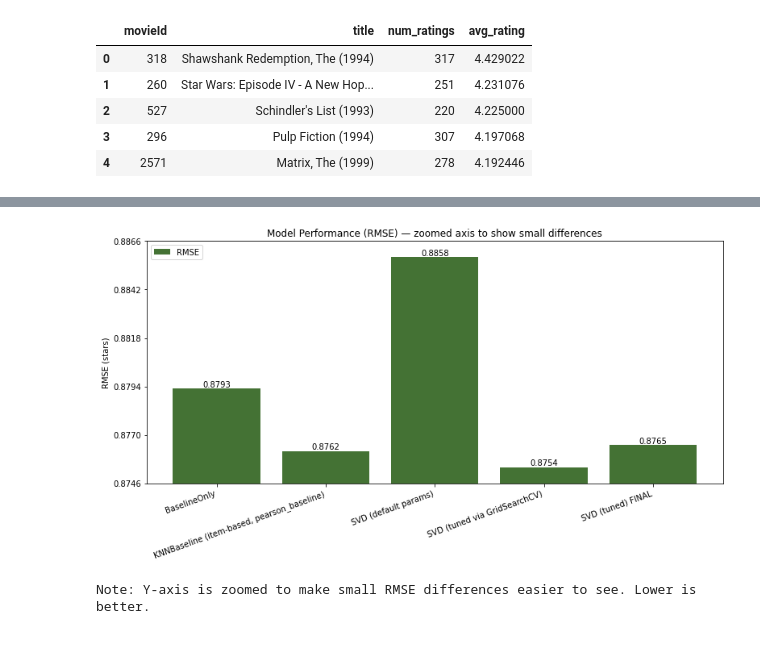
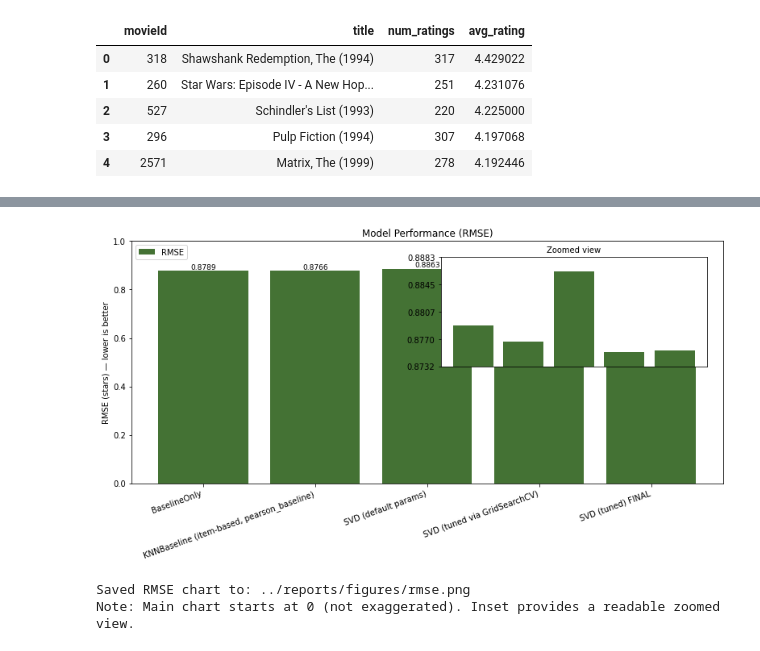
Before and after one commit to rahroy82/movielens-recommendation-system, a Jupyter notebook: RecommenderSystem_MovieLens.ipynb, the cells around one changed output, grey strips where cells are left out. Saved outputs shown, nothing was run; the diff lists cells and outputs as text; code cells hidden in the pictures.

```diff
--- a/RecommenderSystem_MovieLens_.ipynb
+++ b/RecommenderSystem_MovieLens.ipynb
@@ -41,12 +67,9 @@ I use the MovieLens “latest small” dataset (ml-latest-small) from GroupLens.
 # %%
-import pandas as pd
-import numpy as np
-import matplotlib.pyplot as plt
-
-ratings = pd.read_csv("data/ratings.csv")
-movies  = pd.read_csv("data/movies.csv")
-links   = pd.read_csv("data/links.csv")
-tags    = pd.read_csv("data/tags.csv")
+# Load MovieLens data files
+ratings = pd.read_csv(DATA_DIR / "ratings.csv")
+movies  = pd.read_csv(DATA_DIR / "movies.csv")
+links   = pd.read_csv(DATA_DIR / "links.csv")
+tags    = pd.read_csv(DATA_DIR / "tags.csv")
 
 ratings.head()
 # %% [output]
@@ -520,63 +568,69 @@ results_summary
 # %%
-import numpy as np
-import matplotlib.pyplot as plt
-import pandas as pd
+# RMSE chart (honest scale + optional zoomed inset)
+# Goal: show differences without exaggerating them.
 
-# --- Order of models exactly as your summary table ---
+from mpl_toolkits.axes_grid1.inset_locator import inset_axes
+
 order = [
     "BaselineOnly",
     "KNNBaseline (item-based, pearson_baseline)",
     "SVD (default params)",
     "SVD (tuned via GridSearchCV)",
     "SVD (tuned) FINAL"
 ]
 
 plot_df = results_summary.copy()
 plot_df = plot_df[plot_df["Model"].isin(order)].copy()
 plot_df["Model"] = pd.Categorical(plot_df["Model"], categories=order, ordered=True)
 plot_df = plot_df.sort_values("Model")
 
 labels = plot_df["Model"].astype(str).tolist()
 rmse = plot_df["RMSE"].astype(float).values
-
 x = np.arange(len(labels))
 
-# ---- Zoomed range (but includes explicit bottom tick) ----
-rmse_min, rmse_max = rmse.min(), rmse.max()
-pad = 0.0008
-ymin = rmse_min - pad
-ymax = rmse_max + pad
-
+# Main plot: start at 0 (not exaggerated)
 fig, ax = plt.subplots(figsize=(11, 6))
-
 bars = ax.bar(x, rmse, label="RMSE", color="#447234")
 
-ax.set_title("Model Performance (RMSE) — zoomed axis to show small differences")
-ax.set_ylabel("RMSE (stars)")
+ax.set_title("Model Performance (RMSE)")
+ax.set_ylabel("RMSE (stars) — lower is better")
 ax.set_xticks(x)
 ax.set_xticklabels(labels, rotation=20, ha="right")
 
-# Set y-limits (zoomed)
-ax.set_ylim(ymin, ymax)
+ax.set_ylim(0, max(1.0, rmse.max() + 0.05))
 
-# Force y-axis ticks to include the bottom starting point number
-ticks = np.linspace(ymin, ymax, 6)  # 6 ticks including bottom + top
-ax.set_yticks(ticks)
-ax.set_yticklabels([f"{t:.4f}" for t in ticks])
-
-# Value labels on bars (4 decimals)
+# Value labels make small differences readable without zooming the main axis
 for b, v in zip(bars, rmse):
-    ax.text(b.get_x() + b.get_width()/2, v, f"{v:.4f}", ha="center", va="bottom")
+    ax.text(b.get_x() + b.get_width()/2, v, f"{v:.4f}", ha="center", va="bottom", fontsize=9)
 
 ax.legend(loc="upper left")
 
-plt.savefig('rmse.png', dpi=300, bbox_inches='tight')
+# Inset zoom (secondary view): shows small differences with a tight range
+axins = inset_axes(ax, width="45%", height="45%", loc="upper right", borderpad=2)
+
+zoom_pad = 0.002  # small pad so differences aren't over-emphasized
+ymin = rmse.min() - zoom_pad
+ymax = rmse.max() + zoom_pad
+
+axins.bar(x, rmse, color="#447234")
+axins.set_ylim(ymin, ymax)
+axins.set_xticks([])
+axins.set_title("Zoomed view", fontsize=10)
+
+ticks = np.linspace(ymin, ymax, 5)
+axins.set_yticks(ticks)
+axins.set_yticklabels([f"{t:.4f}" for t in ticks])
 
 plt.tight_layout()
+
+out_path = FIG_DIR / "rmse.png"
+plt.savefig(out_path, dpi=300, bbox_inches="tight")
 plt.show()
 
-print("Note: Y-axis is zoomed to make small RMSE differences easier to see. Lower is better.")
+print(f"Saved RMSE chart to: {out_path}")
+print("Note: Main chart starts at 0 (not exaggerated). Inset provides a readable zoomed view.")
 # %% [output]
-[figure, old version]
+[figure, new version]
-Note: Y-axis is zoomed to make small RMSE differences easier to see. Lower is better.
+Saved RMSE chart to: ../reports/figures/rmse.png
+Note: Main chart starts at 0 (not exaggerated). Inset provides a readable zoomed view.
 # %% [markdown]
```
Also changed, not shown: parts of 35 cells of this notebook.
